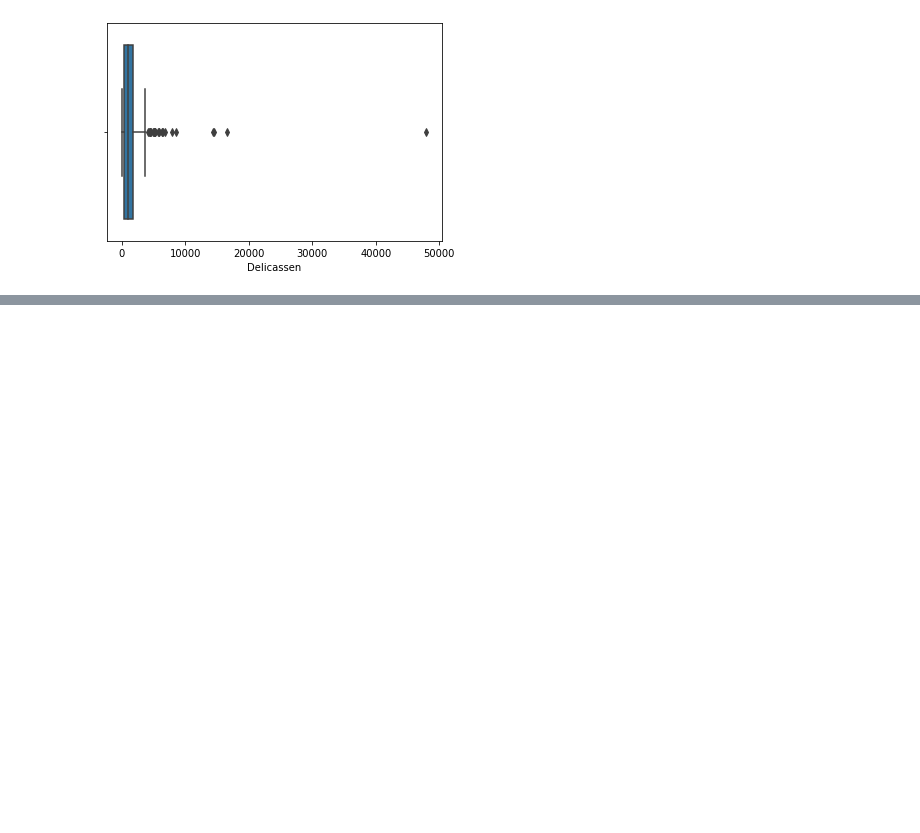
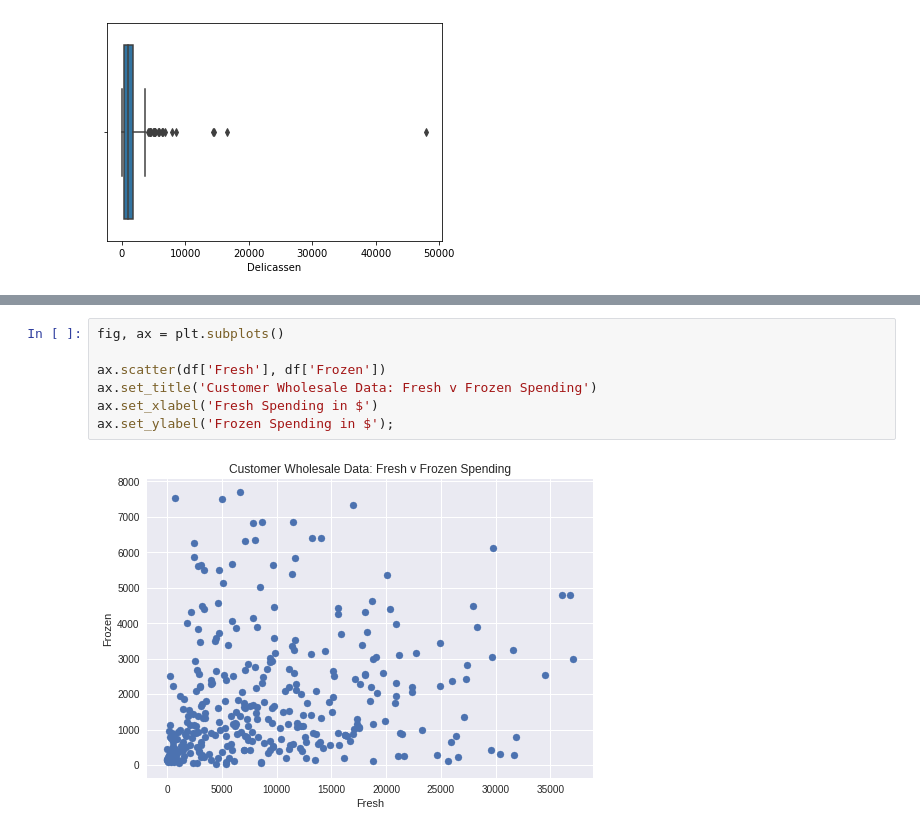
Before and after one commit to mopferman/Project2, a Jupyter notebook: Wholesale_Customers_Project_2.ipynb, the cells around one changed output, grey strips where cells are left out. Saved outputs shown, nothing was run; the diff lists cells and outputs as text; blank space fills up the shorter version.

```diff
--- a/Wholesale_Customers_Project_2.ipynb
+++ b/Wholesale_Customers_Project_2.ipynb
@@ -104,0 +129,9 @@ sns.boxplot(df['Delicassen']);
+# %%
+fig, ax = plt.subplots()
+
+ax.scatter(df['Fresh'], df['Frozen'])
+ax.set_title('Customer Wholesale Data: Fresh v Frozen Spending')
+ax.set_xlabel('Fresh Spending in $')
+ax.set_ylabel('Frozen Spending in $');
+# %% [output]
+[figure, added]
```
Also changed, not shown: parts of 5 cells of this notebook.
